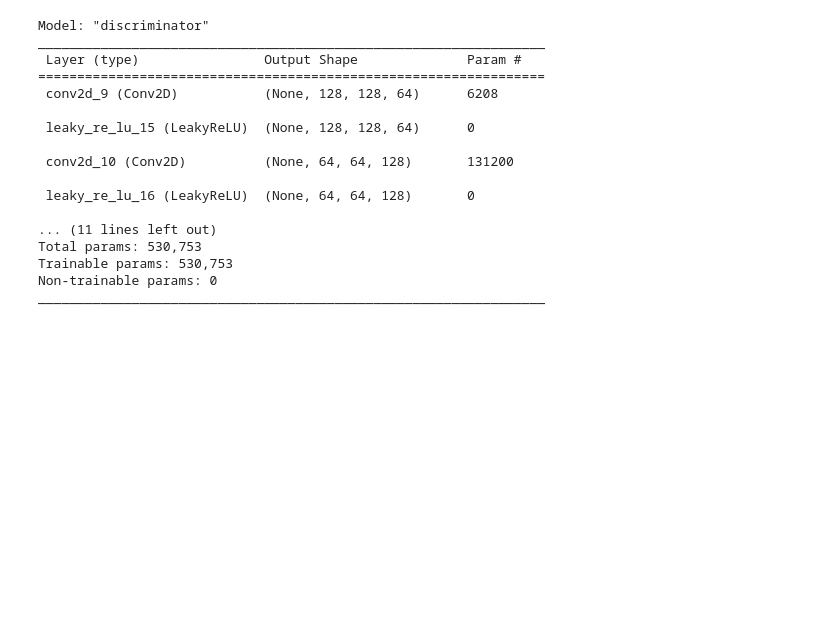
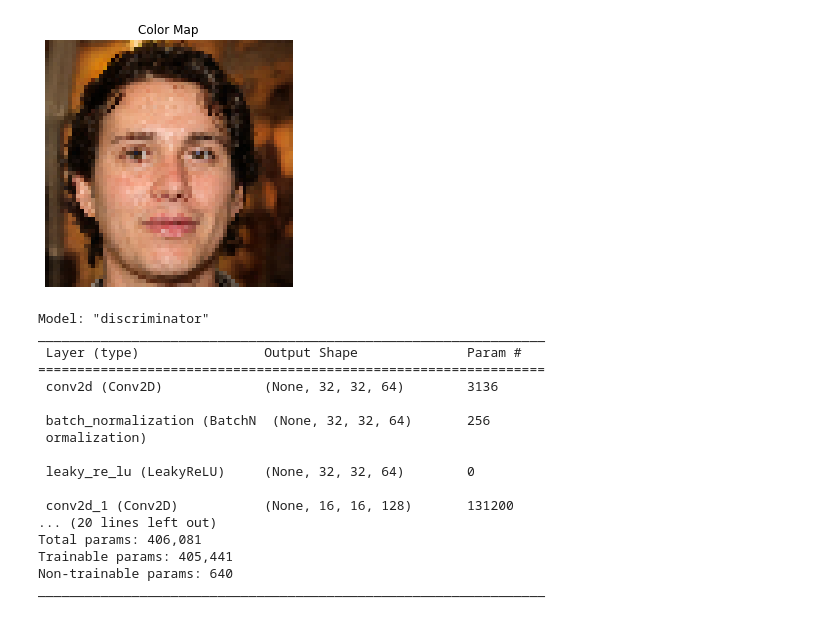
Before and after one commit to marius-se/duet-pbr-gan, a Jupyter notebook: DuetGAN.ipynb, the cells around one changed output. Saved outputs shown, nothing was run; the diff lists cells and outputs as text; code cells hidden in the pictures; blank space fills up the shorter version.

```diff
--- a/DuetGAN.ipynb
+++ b/DuetGAN.ipynb
@@ -77,31 +79,51 @@ materials /= 255.
+# %%
+FACES_DIRECTORY = "./fakefaces"
+
+def load_fakefaces(target_size=(64,64)):
+    faces = np.zeros(shape=(0,) + target_size + (3,))
+    directory = os.fsencode(FACES_DIRECTORY)
+    for file in os.listdir(directory):
+        filename = os.fsdecode(file)
+        if filename.endswith(".jpg"):
+            img = keras.utils.load_img(path=f"{FACES_DIRECTORY}/{filename}", color_mode="rgb", target_size=target_size)
+            img_array = keras.utils.img_to_array(img)
+            img_array = np.expand_dims(img_array, axis=0)
+            faces = np.concatenate((faces, img_array), axis=0)
+    faces = faces.astype("float32")
+    faces /= 255.
+    return faces
+
+faces = load_fakefaces()
 # %%
-def plot_sample(materials, sample_number):
-    sample = copy.deepcopy(materials[sample_number,:,:,:])
+def plot_sample(materials: np.ndarray, sample_number):
+    sample = materials[sample_number,:,:,:].copy()
     sample *= 255
     sample = sample.astype(np.uint8)
-    plt.figure(figsize=(4,4))
+    plt.figure(figsize=(10,10))
 
     plt.subplot(2, 2, 1)
     plt.axis("off")
     plt.title("Color Map")
     plt.imshow(sample[:,:,:3])
 
-    plt.subplot(2, 2, 2)
-    plt.axis("off")
-    plt.title("Normal Map")
-    plt.imshow(sample[:,:,3:6])
+    # plt.subplot(2, 2, 2)
+    # plt.axis("off")
+    # plt.title("Normal Map")
+    # plt.imshow(sample[:,:,3:6])
 
     # plt.subplot(2, 2, 3)
     # plt.axis("off")
     # plt.title("Metal Map")
     # plt.imshow(sample[:,:,6:7], cmap='gray', vmin=0, vmax=255)
 
     # plt.subplot(2, 2, 4)
     # plt.axis("off")
     # plt.title("Roughness Map")
     # plt.imshow(sample[:,:,7:8], cmap='gray', vmin=0, vmax=255)
 
-# plot_sample(materials, 1200)
+plot_sample(faces, 5)
+# %% [output]
+[figure, added]
 # %%
 discriminator = keras.Sequential(
     [
@@ -116,7 +138,7 @@ discriminator = keras.Sequential(
         layers.BatchNormalization(),
         layers.LeakyReLU(alpha=0.2),
         layers.Flatten(),
-        layers.Dropout(0.2),
+        layers.Dropout(0.3),
         layers.Dense(1, activation="sigmoid")
     ],
     name="discriminator"
@@ -127,18 +149,18 @@ Model: "discriminator"
 _________________________________________________________________
  Layer (type)                Output Shape              Param #
 =================================================================
- conv2d_9 (Conv2D)           (None, 128, 128, 64)      6208
+ conv2d (Conv2D)             (None, 32, 32, 64)        3136
 
- leaky_re_lu_15 (LeakyReLU)  (None, 128, 128, 64)      0
+ batch_normalization (BatchN  (None, 32, 32, 64)       256
+ ormalization)
 
- conv2d_10 (Conv2D)          (None, 64, 64, 128)       131200
+ leaky_re_lu (LeakyReLU)     (None, 32, 32, 64)        0
 
- leaky_re_lu_16 (LeakyReLU)  (None, 64, 64, 128)       0
-
-... (11 lines left out)
-Total params: 530,753
-Trainable params: 530,753
-Non-trainable params: 0
+ conv2d_1 (Conv2D)           (None, 16, 16, 128)       131200
+... (20 lines left out)
+Total params: 406,081
+Trainable params: 405,441
+Non-trainable params: 640
 _________________________________________________________________
 # %%
 latent_dim = 100
```
Also changed, not shown: parts of 8 cells of this notebook.
